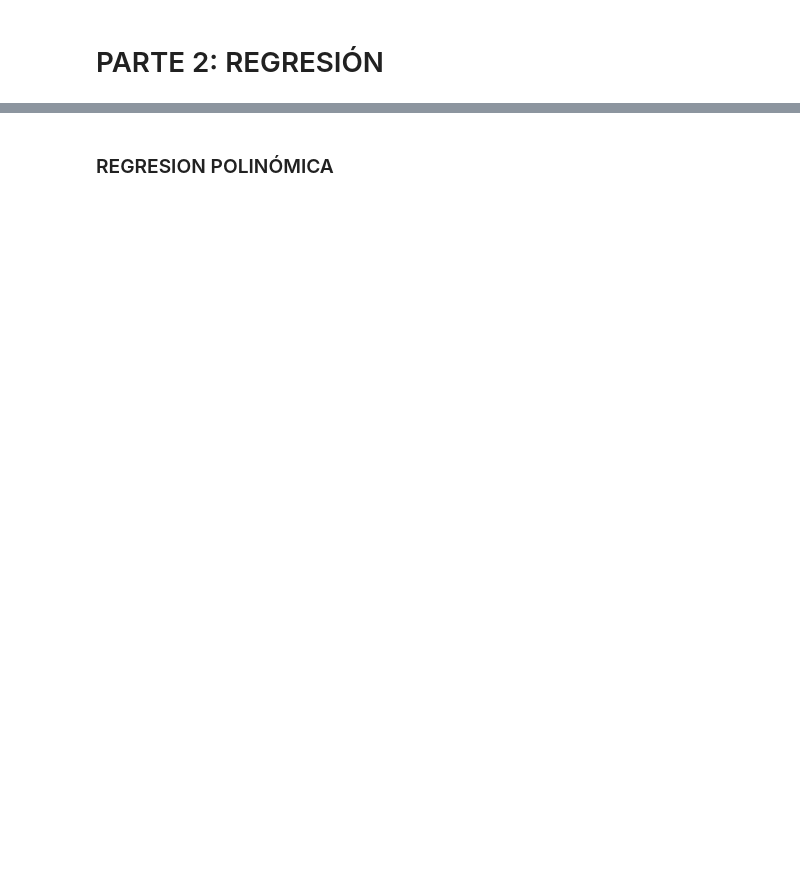
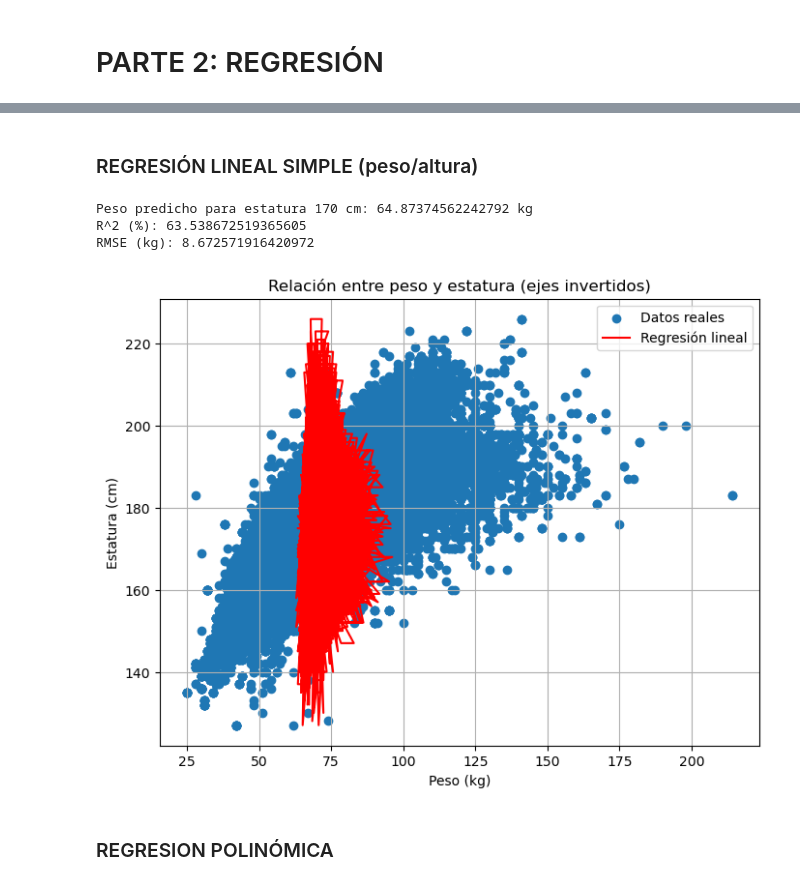
Before and after one commit to VIZ3NT04/model_ath, a Jupyter notebook: piton.ipynb, the cells around one changed output, grey strips where cells are left out. Drawn from its saved outputs; the diff is of its cells as text; code cells hidden in the pictures; blank space fills up the shorter version.

```diff
--- a/piton.ipynb
+++ b/piton.ipynb
@@ -553,4 +563,68 @@ R^2 (%): 4.496126758875063
 RMSE: (kg) 14.01421656840299
+# %% [markdown]
+### REGRESIÓN LINEAL SIMPLE (peso/altura)
+# %%
+from sklearn.linear_model import LinearRegression
+from sklearn.metrics import mean_squared_error, r2_score
+from sklearn.model_selection import train_test_split
+
+# Variables: X = Estatura escalada, y = Peso escalado
+X = df[['Height_scaled']]
+y = df[['Weight_scaled']]
+
+# Dividir datos en entrenamiento y prueba (80% / 20%)
+X_train, X_test, y_train, y_test = train_test_split(
+    X, y, test_size=0.2, random_state=42
+)
+
+# Modelo
+modelo = LinearRegression()
+
+# Entrenamiento
+modelo.fit(X_train, y_train)
+
+# Predicción para una estatura nueva
+estatura_real = 170  # por ejemplo, 170 cm
+estatura_escalada = sc_height.transform([[estatura_real]])
+peso_escalado = modelo.predict(estatura_escalada)
+peso_predicho = sc_weight.inverse_transform(peso_escalado)
+
+print("Peso predicho para estatura", estatura_real, "cm:", peso_predicho[0][0], "kg")
+
+# Evaluación del modelo en escala real
+y_pred_test_escalado = modelo.predict(X_test)
+y_test_real = sc_weight.inverse_transform(y_test)
+y_pred_test = sc_weight.inverse_transform(y_pred_test_escalado)
+y_real = df[['Weight']].values  # valores reales originales
+
+r2 = r2_score(y_test_real, y_pred_test) * 100  # R^2 en porcentaje
+mse = mean_squared_error(y_test_real, y_pred_test)
+rmse = np.sqrt(mse)
+
+print("R^2 (%):", r2)
+print("RMSE (kg):", rmse)
+
+x_real = df[['Height']].values
+
+plt.figure(figsize=(8,6))
+
+# Datos reales (Weight en X, Height en Y)
+plt.scatter(y_real, x_real, label="Datos reales")
+
+# Línea de regresión (también invertida)
+plt.plot(y_pred, x_real, color='red', label="Regresión lineal")
+
+plt.xlabel("Peso (kg)")
+plt.ylabel("Estatura (cm)")
+plt.title("Relación entre peso y estatura (ejes invertidos)")
+plt.legend()
+plt.grid(True)
+plt.show()
+# %% [output]
+Peso predicho para estatura 170 cm: 64.87374562242792 kg
+R^2 (%): 63.538672519365605
+RMSE (kg): 8.672571916420972
+[figure, added]
 # %% [markdown]
 ### REGRESION POLINÓMICA
 # %%
```
Also changed, not shown: parts of 21 cells of this notebook.
